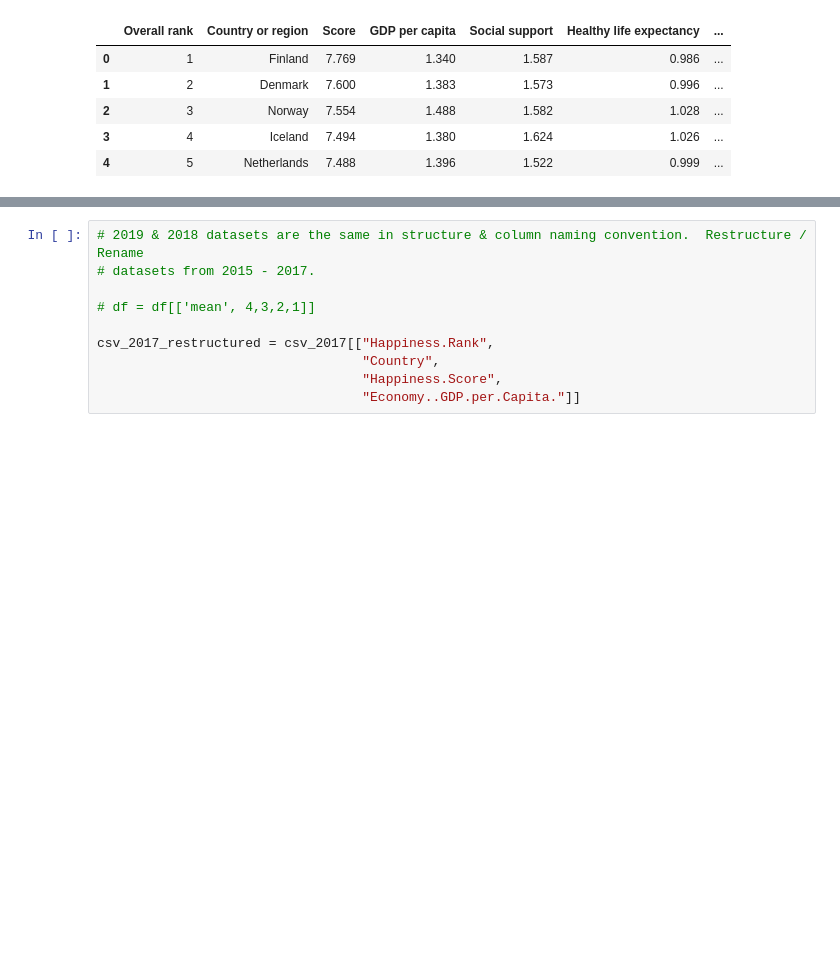
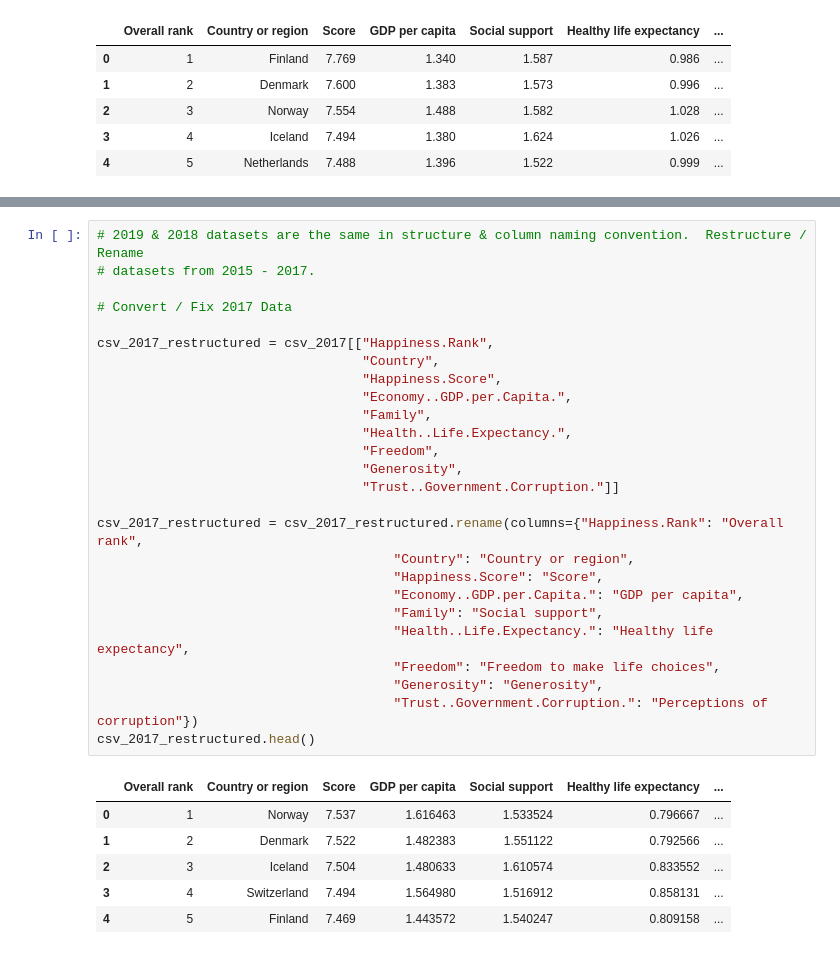
Before and after one commit to kylejamar06/HapPyWorld, a Jupyter notebook: Happy.ipynb, the cells around one changed output, grey strips where cells are left out. Cells and saved outputs as stored; diff of their text form; blank space fills up the shorter version.

```diff
--- a/Happy.ipynb
+++ b/Happy.ipynb
@@ -75,10 +75,33 @@ csv_2017.head()
 # %%
 # 2019 & 2018 datasets are the same in structure & column naming convention.  Restructure / Rename
 # datasets from 2015 - 2017.
 
-# df = df[['mean', 4,3,2,1]]
+# Convert / Fix 2017 Data
 
 csv_2017_restructured = csv_2017[["Happiness.Rank",
                                   "Country",
                                   "Happiness.Score",
-                                  "Economy..GDP.per.Capita."]]
+                                  "Economy..GDP.per.Capita.",
+                                  "Family",
+                                  "Health..Life.Expectancy.",
+                                  "Freedom",
+                                  "Generosity",
+                                  "Trust..Government.Corruption."]]
+
+csv_2017_restructured = csv_2017_restructured.rename(columns={"Happiness.Rank": "Overall rank",
+                                      "Country": "Country or region",
+                                      "Happiness.Score": "Score",
+                                      "Economy..GDP.per.Capita.": "GDP per capita",
+                                      "Family": "Social support",
+                                      "Health..Life.Expectancy.": "Healthy life expectancy",
+                                      "Freedom": "Freedom to make life choices",
+                                      "Generosity": "Generosity",
+                                      "Trust..Government.Corruption.": "Perceptions of corruption"})
+csv_2017_restructured.head()
+# %% [output]
+|  | Overall rank | Country or region | Score | GDP per capita | Social support | Healthy life expectancy | ... |
+| 0 | 1 | Norway | 7.537 | 1.616463 | 1.533524 | 0.796667 | ... |
+| 1 | 2 | Denmark | 7.522 | 1.482383 | 1.551122 | 0.792566 | ... |
+| 2 | 3 | Iceland | 7.504 | 1.480633 | 1.610574 | 0.833552 | ... |
+| 3 | 4 | Switzerland | 7.494 | 1.564980 | 1.516912 | 0.858131 | ... |
+| 4 | 5 | Finland | 7.469 | 1.443572 | 1.540247 | 0.809158 | ... |
```
Also changed, not shown: parts of 2 cells of this notebook.
